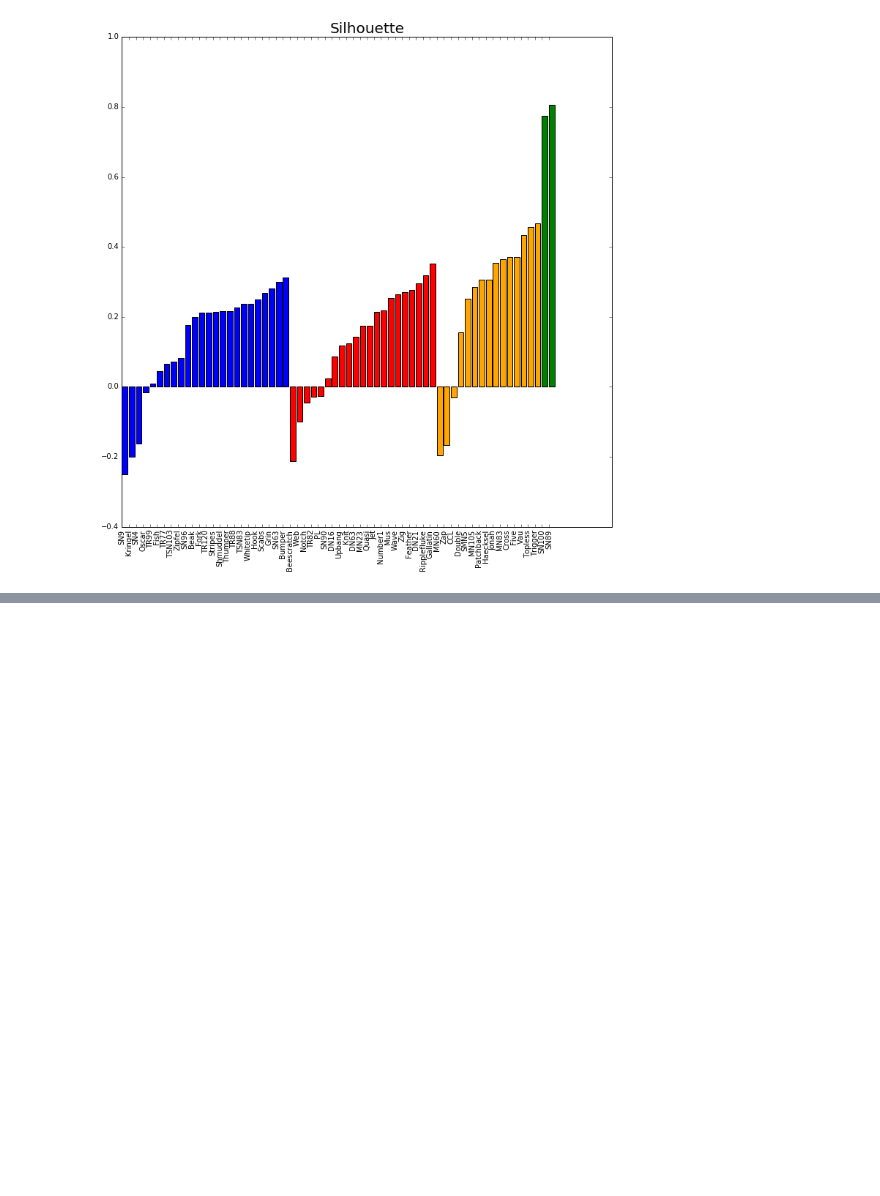
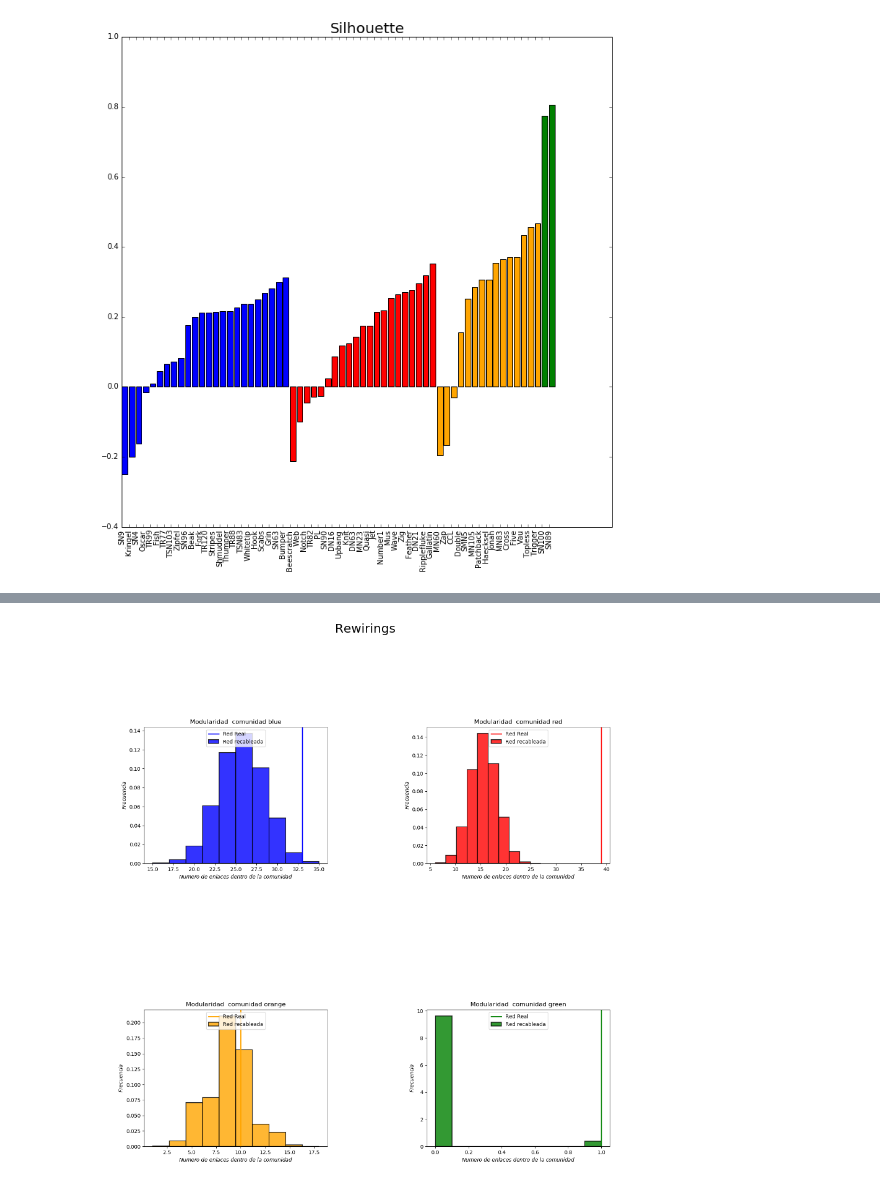
Before and after one commit to Redes2018/tp3, a Jupyter notebook: fast_greedy.ipynb, the cells around one changed output, grey strips where cells are left out. Cells and saved outputs as stored; diff of their text form; code cells hidden in the pictures; blank space fills up the shorter version.

Commit message:
fast_greedy modularidad por rewirings 1.b

```diff
--- a/fast_greedy.ipynb
+++ b/fast_greedy.ipynb
@@ -203,0 +322,26 @@ Silhouette S[i]=
+# %%
+plt.figure(figsize=(15,15))
+plt.suptitle('Rewirings',fontsize=20)
+plt.subplot(2,2,1)
+blue=plt.imread('resultados_fast_greedy/comunidad_blue_hist.png')
+plt.imshow(blue)
+plt.axis('off')
+
+plt.subplot(2,2,2)
+red=plt.imread('resultados_fast_greedy/comunidad_red_hist.png')
+plt.imshow(red)
+plt.axis('off')
+
+plt.subplot(2,2,3)
+orange=plt.imread('resultados_fast_greedy/comunidad_orange_hist.png')
+plt.imshow(orange)
+plt.axis('off')
+
+plt.subplot(2,2,4)
+green=plt.imread('resultados_fast_greedy/comunidad_green_hist.png')
+plt.imshow(green)
+plt.axis('off')
+
+plt.show()
+# %% [output]
+[figure, added]
```
Also changed, not shown: parts of 10 cells of this notebook.
